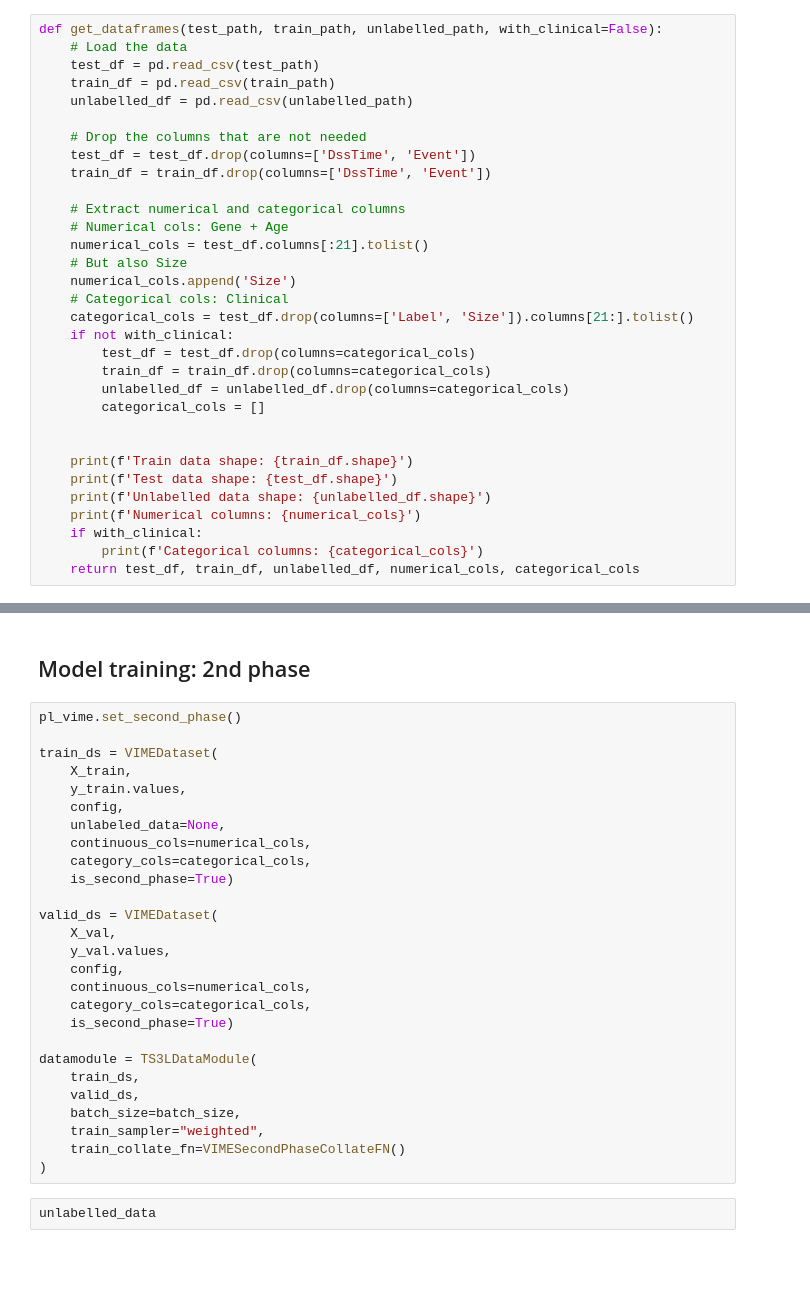
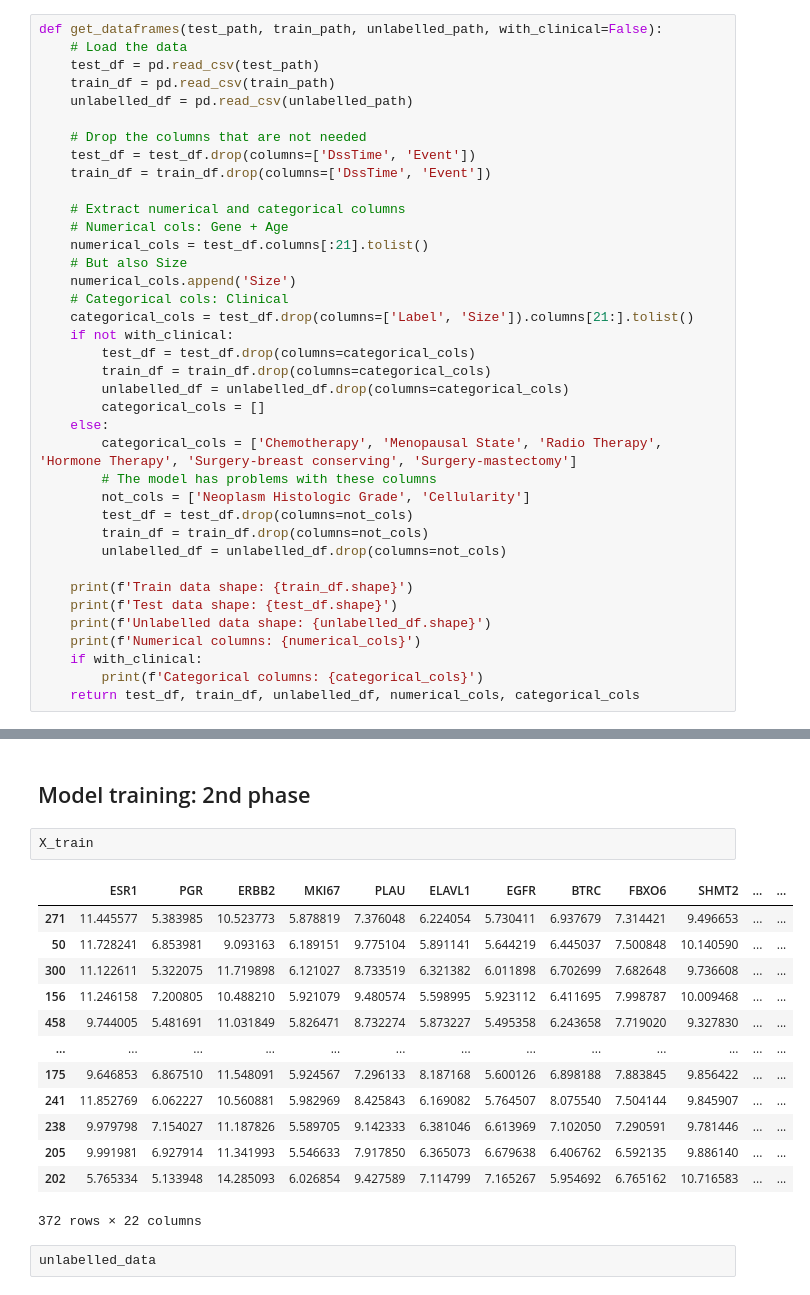
Before and after one commit to DontSlipOnDirt/breast-cancer-dss-prediction, a Jupyter notebook: ssl/base_model.ipynb, the cells around one changed output, grey strips where cells are left out. Saved outputs shown, nothing was run; the diff lists cells and outputs as text; blank space fills up the shorter version.

```diff
--- a/ssl/base_model.ipynb
+++ b/ssl/base_model.ipynb
@@ -47,7 +48,13 @@ def get_dataframes(test_path, train_path, unlabelled_path, with_clinical=False):
         train_df = train_df.drop(columns=categorical_cols)
         unlabelled_df = unlabelled_df.drop(columns=categorical_cols)
         categorical_cols = []
-
+    else:
+        categorical_cols = ['Chemotherapy', 'Menopausal State', 'Radio Therapy', 'Hormone Therapy', 'Surgery-breast conserving', 'Surgery-mastectomy']
+        # The model has problems with these columns
+        not_cols = ['Neoplasm Histologic Grade', 'Cellularity']
+        test_df = test_df.drop(columns=not_cols)
+        train_df = train_df.drop(columns=not_cols)
+        unlabelled_df = unlabelled_df.drop(columns=not_cols)
 
     print(f'Train data shape: {train_df.shape}')
     print(f'Test data shape: {test_df.shape}')
@@ -208,33 +215,22 @@ HPU available: False, using: 0 HPUs
 `Trainer.fit` stopped: `max_epochs=20` reached.
 # %% [markdown]
 ## Model training: 2nd phase
-# %%
-pl_vime.set_second_phase()
-
-train_ds = VIMEDataset(
-    X_train,
-    y_train.values,
-    config,
-    unlabeled_data=None,
-    continuous_cols=numerical_cols,
-    category_cols=categorical_cols,
-    is_second_phase=True)
-
-valid_ds = VIMEDataset(
-    X_val,
-    y_val.values,
-    config,
-    continuous_cols=numerical_cols,
-    category_cols=categorical_cols,
-    is_second_phase=True)
-
-datamodule = TS3LDataModule(
-    train_ds,
-    valid_ds,
-    batch_size=batch_size,
-    train_sampler="weighted",
-    train_collate_fn=VIMESecondPhaseCollateFN()
-)
+# %%
+X_train
+# %% [output]
+|  | ESR1 | PGR | ERBB2 | MKI67 | PLAU | ELAVL1 | EGFR | BTRC | FBXO6 | SHMT2 | ... | ... |
+| 271 | 11.445577 | 5.383985 | 10.523773 | 5.878819 | 7.376048 | 6.224054 | 5.730411 | 6.937679 | 7.314421 | 9.496653 | ... | ... |
+| 50 | 11.728241 | 6.853981 | 9.093163 | 6.189151 | 9.775104 | 5.891141 | 5.644219 | 6.445037 | 7.500848 | 10.140590 | ... | ... |
+| 300 | 11.122611 | 5.322075 | 11.719898 | 6.121027 | 8.733519 | 6.321382 | 6.011898 | 6.702699 | 7.682648 | 9.736608 | ... | ... |
+| 156 | 11.246158 | 7.200805 | 10.488210 | 5.921079 | 9.480574 | 5.598995 | 5.923112 | 6.411695 | 7.998787 | 10.009468 | ... | ... |
+| 458 | 9.744005 | 5.481691 | 11.031849 | 5.826471 | 8.732274 | 5.873227 | 5.495358 | 6.243658 | 7.719020 | 9.327830 | ... | ... |
+| ... | ... | ... | ... | ... | ... | ... | ... | ... | ... | ... | ... | ... |
+| 175 | 9.646853 | 6.867510 | 11.548091 | 5.924567 | 7.296133 | 8.187168 | 5.600126 | 6.898188 | 7.883845 | 9.856422 | ... | ... |
+| 241 | 11.852769 | 6.062227 | 10.560881 | 5.982969 | 8.425843 | 6.169082 | 5.764507 | 8.075540 | 7.504144 | 9.845907 | ... | ... |
+| 238 | 9.979798 | 7.154027 | 11.187826 | 5.589705 | 9.142333 | 6.381046 | 6.613969 | 7.102050 | 7.290591 | 9.781446 | ... | ... |
+| 205 | 9.991981 | 6.927914 | 11.341993 | 5.546633 | 7.917850 | 6.365073 | 6.679638 | 6.406762 | 6.592135 | 9.886140 | ... | ... |
+| 202 | 5.765334 | 5.133948 | 14.285093 | 6.026854 | 9.427589 | 7.114799 | 7.165267 | 5.954692 | 6.765162 | 10.716583 | ... | ... |
+372 rows × 22 columns
 # %%
 unlabelled_data
 # %% [output]
```
Also changed, not shown: parts of 13 cells of this notebook.
